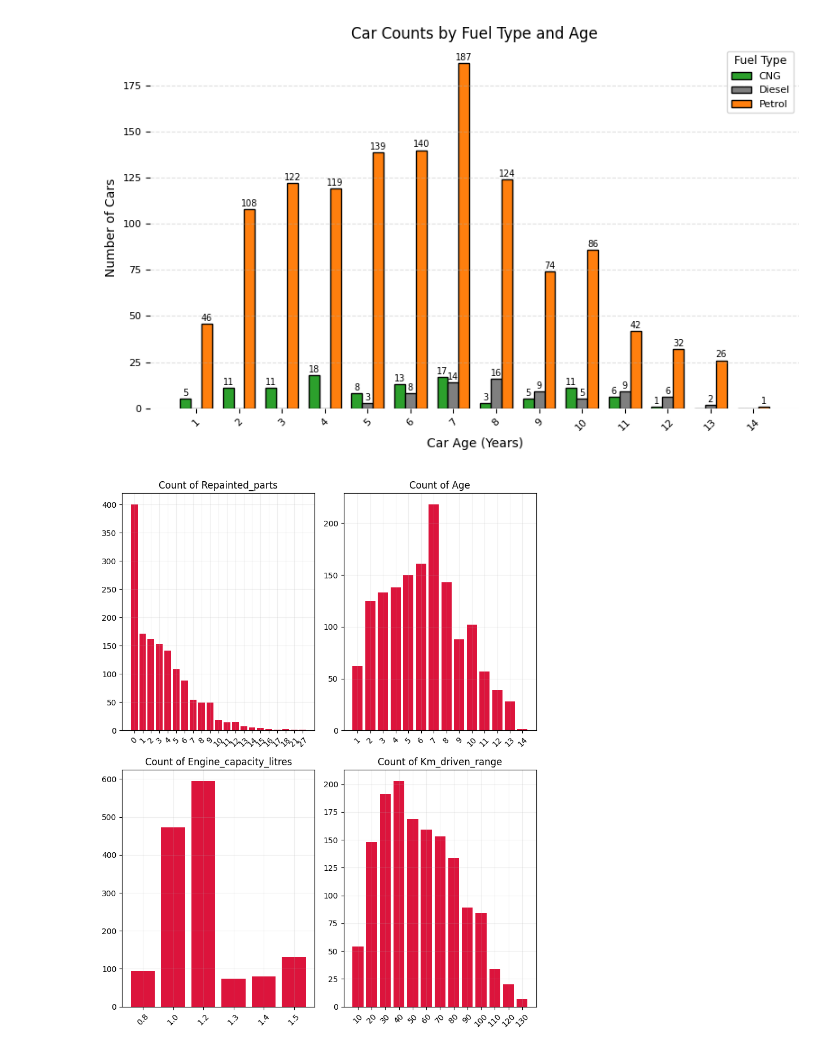
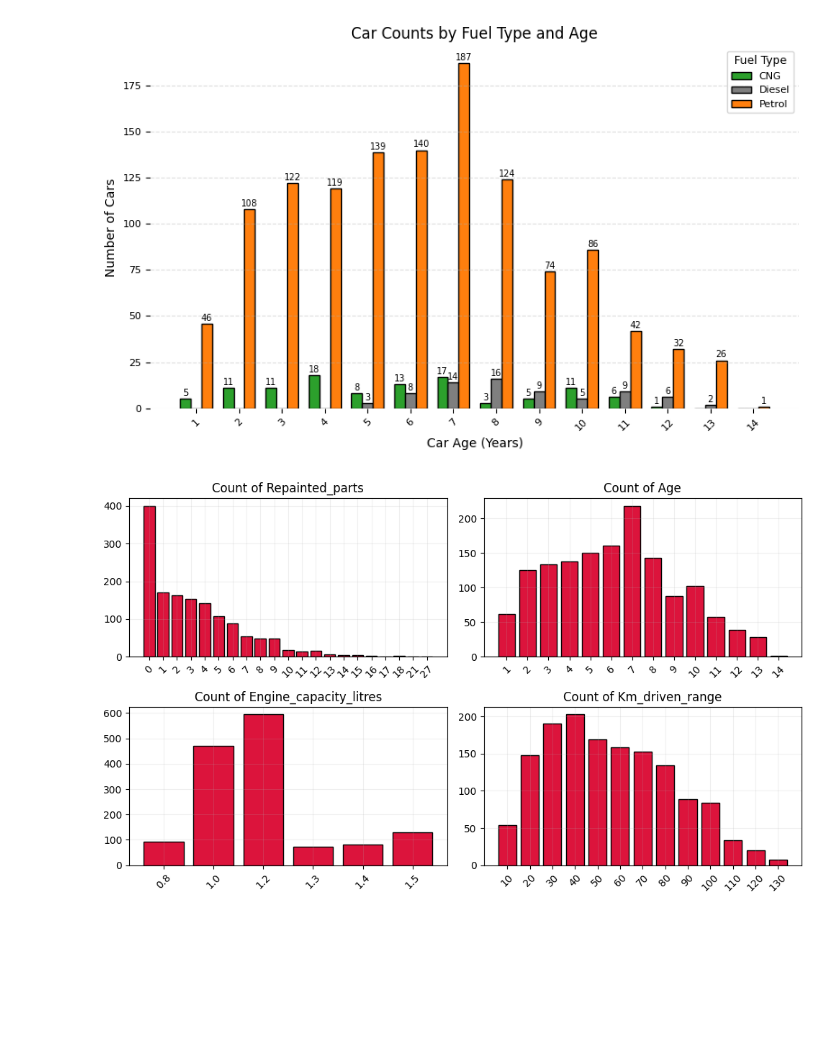
Before and after one commit to Arsh0212/Data-Analysis, a Jupyter notebook: CARS24/CARS24.ipynb, the cells around one changed output. Drawn from its saved outputs; the diff is of its cells as text; code cells hidden in the pictures; blank space fills up the shorter version.

```diff
--- a/CARS24/CARS24.ipynb
+++ b/CARS24/CARS24.ipynb
@@ -112,25 +109,25 @@ plt.show()
 # %% [output]
 [figure]
 # %%
-fig, ((bar1,bar2), (bar3, bar4)) = plt.subplots(2, 2, figsize=(8, 10))
+fig, ((bar1,bar2), (bar3, bar4)) = plt.subplots(2, 2, figsize=(10, 6))
 
 bars = [bar1, bar2, bar3, bar4]
 
 used_cars.columns = used_cars.columns.str.lower()  # Normalize once
 DIM_LIST = [col.lower() for col in MEASURE[3:]]
 
 for i, (ax, col) in enumerate(zip(bars, DIM_LIST)):
 
     value_counts = used_cars[col].value_counts().sort_index()
-    ax.bar(value_counts.index.astype(str), value_counts.values, color='crimson')
+    ax.bar(value_counts.index.astype(str), value_counts.values, color='crimson',edgecolor='black')
     ax.set_title(f'Count of {col.capitalize()}')
     ax.tick_params(axis='x', rotation=45)
     ax.grid(alpha=0.2)
 
 
 plt.subplots_adjust(hspace=0.5)
 plt.tight_layout()
 plt.show()
 # %% [output]
-[figure, old version]
+[figure, new version]
 # %%
```
Also changed, not shown: parts of 7 cells of this notebook.
